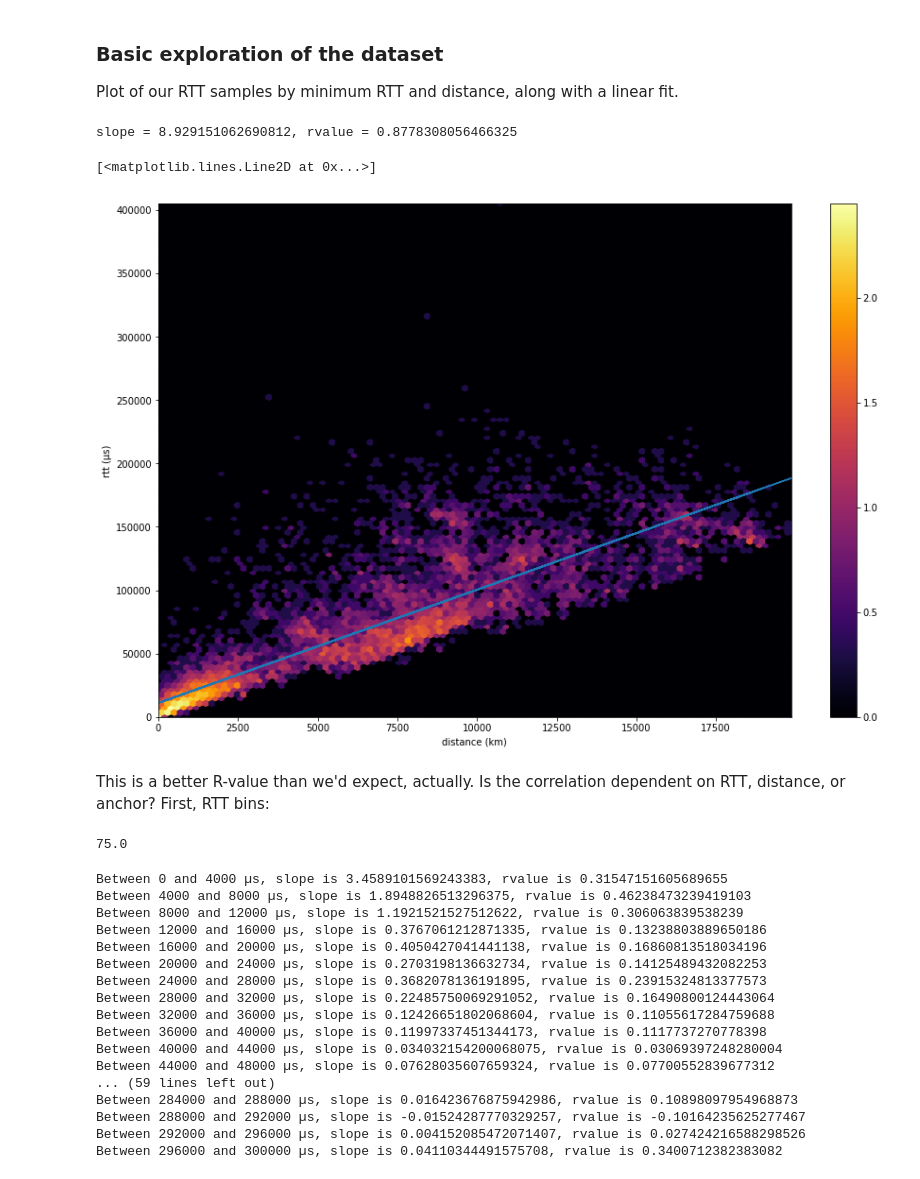
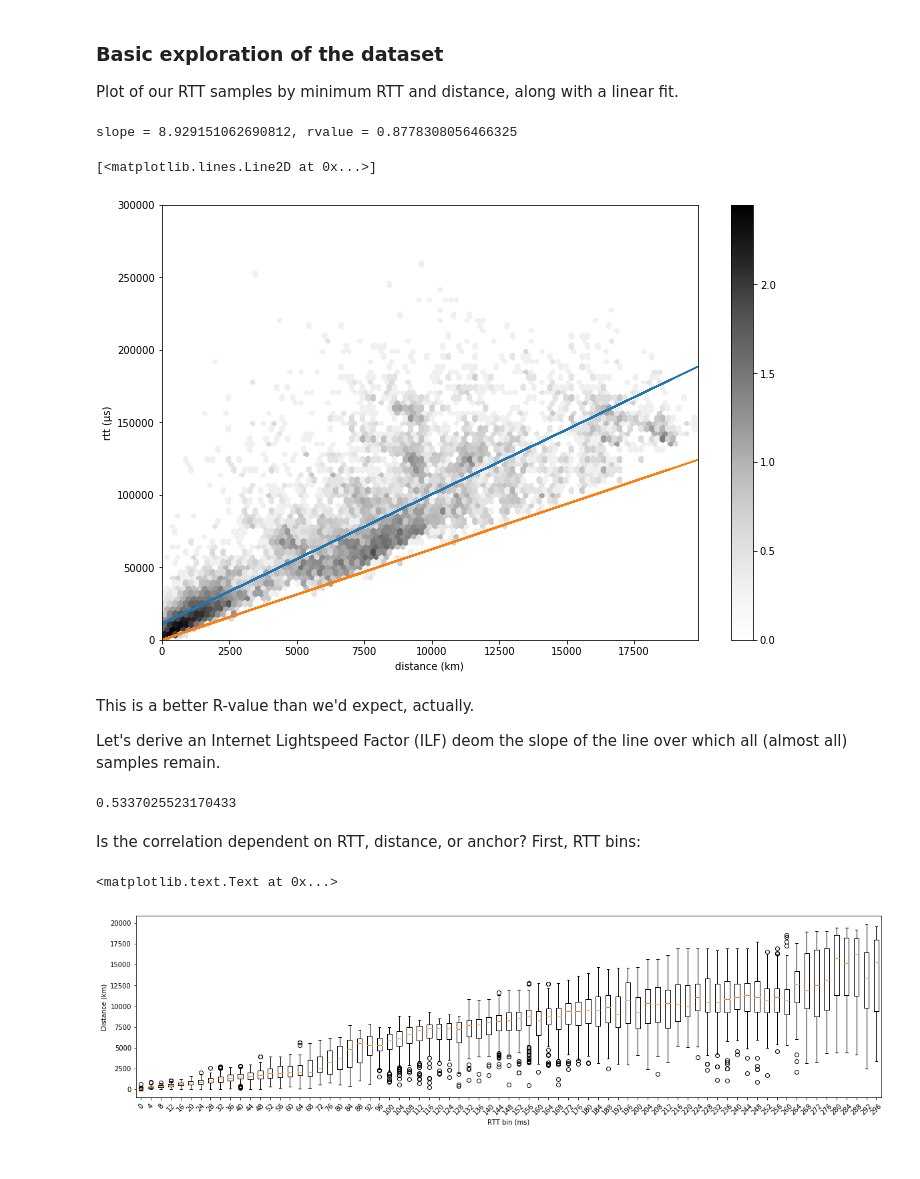
Before and after one commit to britram/trilateration, a Jupyter notebook: analysis.ipynb, the cells around one changed output. Drawn from its saved outputs; the diff is of its cells as text; code cells hidden in the pictures.

Commit message:
Add basic exclusion circle visualizations, begin paper

```diff
--- a/analysis.ipynb
+++ b/analysis.ipynb
@@ -53,30 +56,38 @@ del min_df['tmp_cos']
 
 Plot of our RTT samples by minimum RTT and distance, along with a linear fit.
 # %%
-plt.figure(figsize=(15,10))
+plt.figure(figsize=(12,8))
 
 plot_df = min_df
 
 x = plot_df['km']
 y = plot_df['minrtt'] / 2
-plt.hexbin(x, y, cmap="inferno", bins="log")
+plt.hexbin(x, y, cmap="Greys", bins="log")
 plt.colorbar()
 plt.xlabel("distance (km)")
 plt.ylabel("rtt (µs)")
+plt.ylim(0,300000)
 
-(m, b, r, p, e) = scipy.stats.linregress(plot_df['km'],plot_df['minrtt']/2)
-print("slope = {}, rvalue = {}".format(m, r))
-plt.plot(x, m * x + b)
+(slope, intercept, r, p, e) = scipy.stats.linregress(plot_df['km'],plot_df['minrtt']/2)
+print("slope = {}, rvalue = {}".format(slope, r))
+plt.plot(x, slope * x + intercept)
+plt.plot(x, 6.25 * x)
 # %% [output]
 slope = 8.929151062690812, rvalue = 0.8778308056466325
 [<matplotlib.lines.Line2D at 0x...>]
-[figure, old version]
+[figure, new version]
+# %% [markdown]
+This is a better R-value than we'd expect, actually.
+
+Let's derive an Internet Lightspeed Factor (ILF) deom the slope of the line over which all (almost all) samples remain.
+# %%
+c = 299792458
+ilf = (1e9 / 6.25) / c
+ilf
+# %% [output]
+0.5337025523170433
 # %% [markdown]
-This is a better R-value than we'd expect, actually. Is the correlation dependent on RTT, distance, or anchor? First, RTT bins:
+Is the correlation dependent on RTT, distance, or anchor? First, RTT bins:
-# %%
-300/4
-# %% [output]
-75.0
 # %%
 BINSKIP = 4000
 BINMAX = 300000
@@ -86,26 +97,17 @@ km_sets = []
 
 while rtt_bin[1] <= BINMAX:
     sub_df = min_df[(min_df['minrtt'] >= rtt_bin[0]) & (min_df['minrtt'] < rtt_bin[1])]
-    (m, b, r, p, e) = scipy.stats.linregress(sub_df['km'],sub_df['minrtt']/2)
-    print ("Between {} and {} µs, slope is {}, rvalue is {}".format(rtt_bin[0], rtt_bin[1], m, r))
+    # (m, b, r, p, e) = scipy.stats.linregress(sub_df['km'],sub_df['minrtt']/2)
+    # print ("Between {} and {} µs, slope is {}, rvalue is {}".format(rtt_bin[0], rtt_bin[1], m, r))
     km_sets.append(sub_df['km'])
     rtt_bin[0] += BINSKIP
     rtt_bin[1] += BINSKIP
+
+plt.figure(figsize=(20,5))
+plt.boxplot(km_sets)
+plt.xlabel("RTT bin (ms)")
+plt.xticks(np.arange(1,BINMAX/BINSKIP + 1), np.arange(0, int(BINMAX/1000), int(BINSKIP/1000)), rotation=45)
+plt.ylabel("Distance (km)")
 # %% [output]
-Between 0 and 4000 µs, slope is 3.4589101569243383, rvalue is 0.31547151605689655
-Between 4000 and 8000 µs, slope is 1.8948826513296375, rvalue is 0.46238473239419103
-Between 8000 and 12000 µs, slope is 1.1921521527512622, rvalue is 0.306063839538239
-Between 12000 and 16000 µs, slope is 0.3767061212871335, rvalue is 0.13238803889650186
-Between 16000 and 20000 µs, slope is 0.4050427041441138, rvalue is 0.16860813518034196
-Between 20000 and 24000 µs, slope is 0.2703198136632734, rvalue is 0.14125489432082253
-Between 24000 and 28000 µs, slope is 0.3682078136191895, rvalue is 0.23915324813377573
-Between 28000 and 32000 µs, slope is 0.22485750069291052, rvalue is 0.16490800124443064
-Between 32000 and 36000 µs, slope is 0.12426651802068604, rvalue is 0.11055617284759688
-Between 36000 and 40000 µs, slope is 0.11997337451344173, rvalue is 0.1117737270778398
-Between 40000 and 44000 µs, slope is 0.034032154200068075, rvalue is 0.03069397248280004
-Between 44000 and 48000 µs, slope is 0.07628035607659324, rvalue is 0.07700552839677312
-... (59 lines left out)
-Between 284000 and 288000 µs, slope is 0.016423676875942986, rvalue is 0.10898097954968873
-Between 288000 and 292000 µs, slope is -0.01524287770329257, rvalue is -0.10164235625277467
-Between 292000 and 296000 µs, slope is 0.004152085472071407, rvalue is 0.027424216588298526
-Between 296000 and 300000 µs, slope is 0.04110344491575708, rvalue is 0.3400712382383082
+<matplotlib.text.Text at 0x...>
+[figure, added]
```
Also changed, not shown: parts of 27 cells of this notebook, 2 other files.
